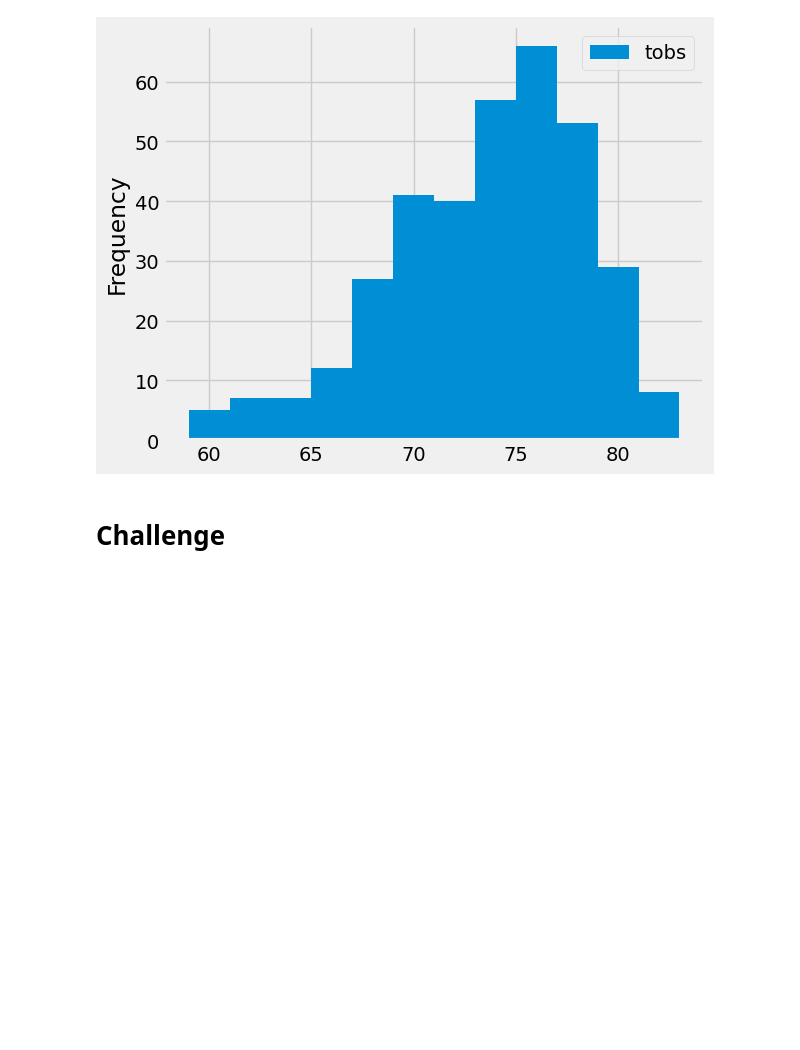
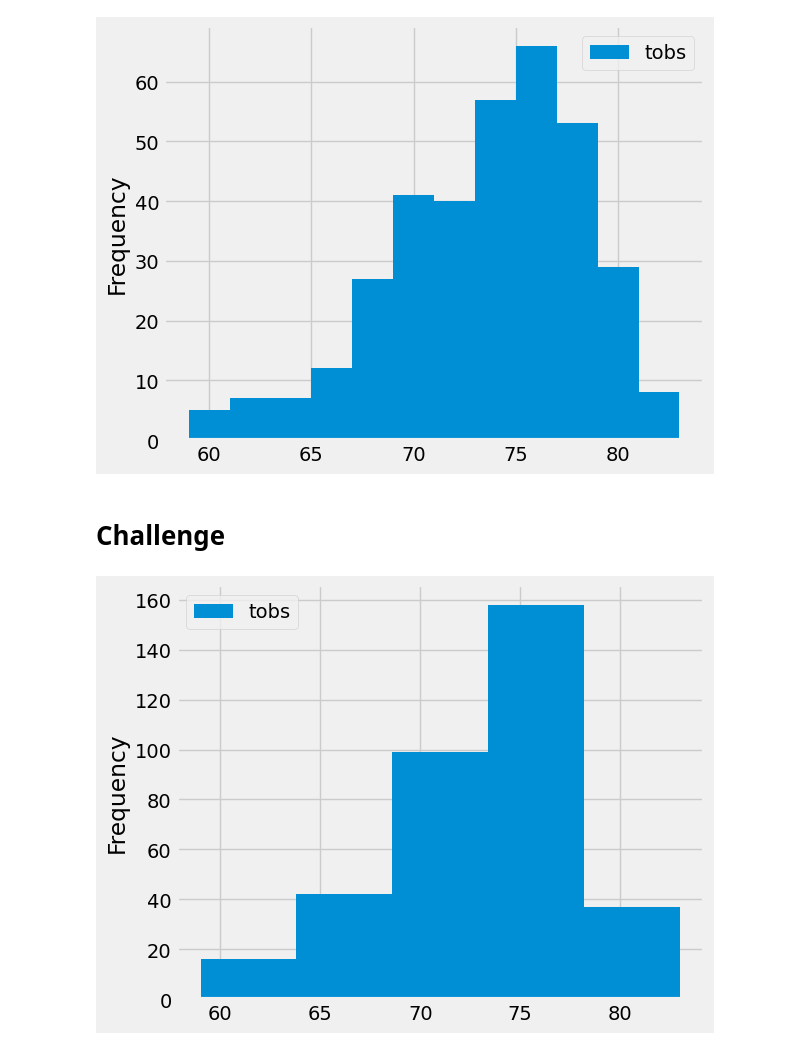
Before and after one commit to princetonduarte/surfs_up, a Jupyter notebook: climate_analysis.ipynb, the cells around one changed output. Drawn from its saved outputs; the diff is of its cells as text; code cells hidden in the pictures; blank space fills up the shorter version.

```diff
--- a/climate_analysis.ipynb
+++ b/climate_analysis.ipynb
@@ -121,3 +121,8 @@ plt.tight_layout()
 # and return the minimum, average, and maximum temperatures for that range of dates
 # %% [markdown]
 # Challenge
+# %%
+df.plot.hist(bins=5)
+plt.tight_layout()
+# %% [output]
+[figure, added]
```
Also changed, not shown: 1 other file.
